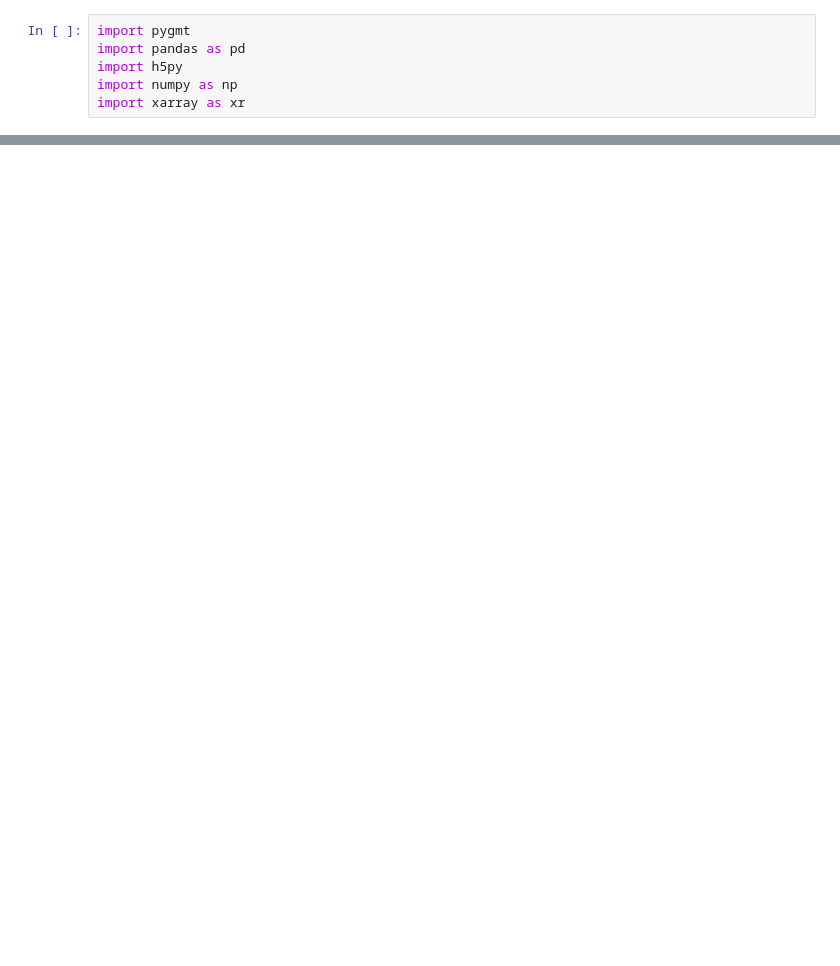
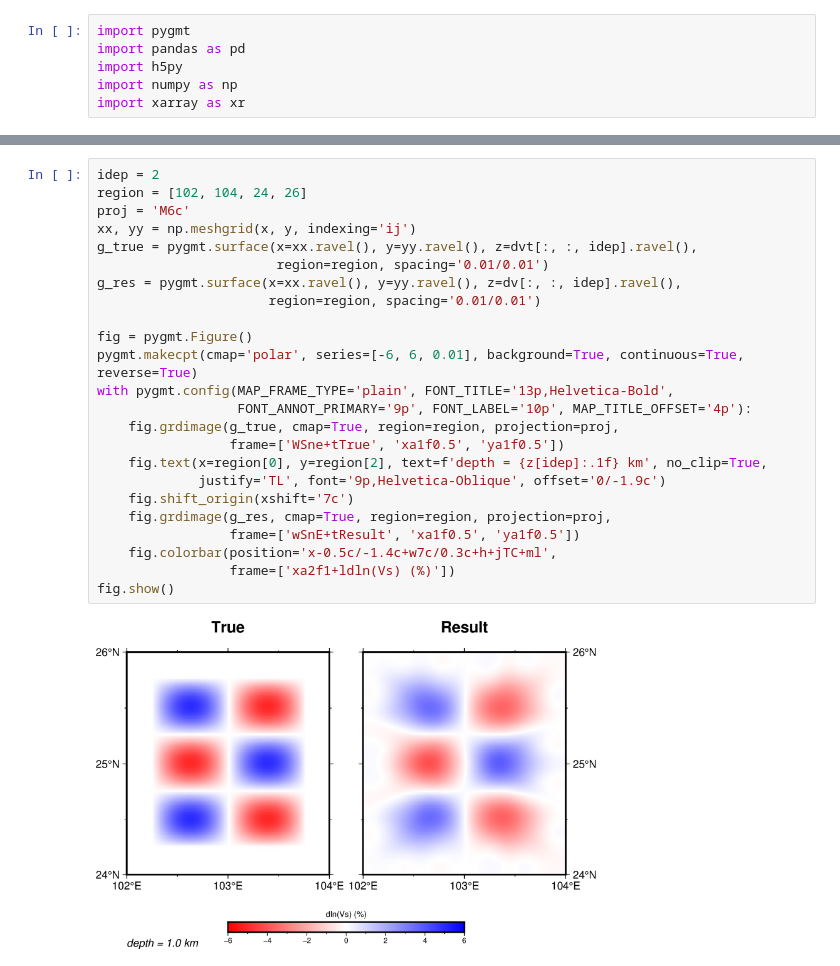
Before and after one commit to xumi1993/SurfATTPP, a Jupyter notebook: examples/02_checkerboard_radial_ani/plot_model.ipynb, the cells around one changed output, grey strips where cells are left out. Saved outputs shown, nothing was run; the diff lists cells and outputs as text; blank space fills up the shorter version.

```diff
--- a/examples/02_checkerboard_radial_ani/plot_model.ipynb
+++ b/examples/02_checkerboard_radial_ani/plot_model.ipynb
@@ -62,0 +77,26 @@ fig.show()
+# %%
+idep = 2
+region = [102, 104, 24, 26]
+proj = 'M6c'
+xx, yy = np.meshgrid(x, y, indexing='ij')
+g_true = pygmt.surface(x=xx.ravel(), y=yy.ravel(), z=dvt[:, :, idep].ravel(),
+                       region=region, spacing='0.01/0.01')
+g_res = pygmt.surface(x=xx.ravel(), y=yy.ravel(), z=dv[:, :, idep].ravel(),
+                      region=region, spacing='0.01/0.01')
+
+fig = pygmt.Figure()
+pygmt.makecpt(cmap='polar', series=[-6, 6, 0.01], background=True, continuous=True, reverse=True)
+with pygmt.config(MAP_FRAME_TYPE='plain', FONT_TITLE='13p,Helvetica-Bold',
+                  FONT_ANNOT_PRIMARY='9p', FONT_LABEL='10p', MAP_TITLE_OFFSET='4p'):
+    fig.grdimage(g_true, cmap=True, region=region, projection=proj,
+                 frame=['WSne+tTrue', 'xa1f0.5', 'ya1f0.5'])
+    fig.text(x=region[0], y=region[2], text=f'depth = {z[idep]:.1f} km', no_clip=True,
+             justify='TL', font='9p,Helvetica-Oblique', offset='0/-1.9c')
+    fig.shift_origin(xshift='7c')
+    fig.grdimage(g_res, cmap=True, region=region, projection=proj,
+                 frame=['wSnE+tResult', 'xa1f0.5', 'ya1f0.5'])
+    fig.colorbar(position='x-0.5c/-1.4c+w7c/0.3c+h+jTC+ml',
+                 frame=['xa2f1+ldln(Vs) (%)'])
+fig.show()
+# %% [output]
+[figure, added]
```
Also changed, not shown: parts of 4 cells of this notebook, 3 other files.
